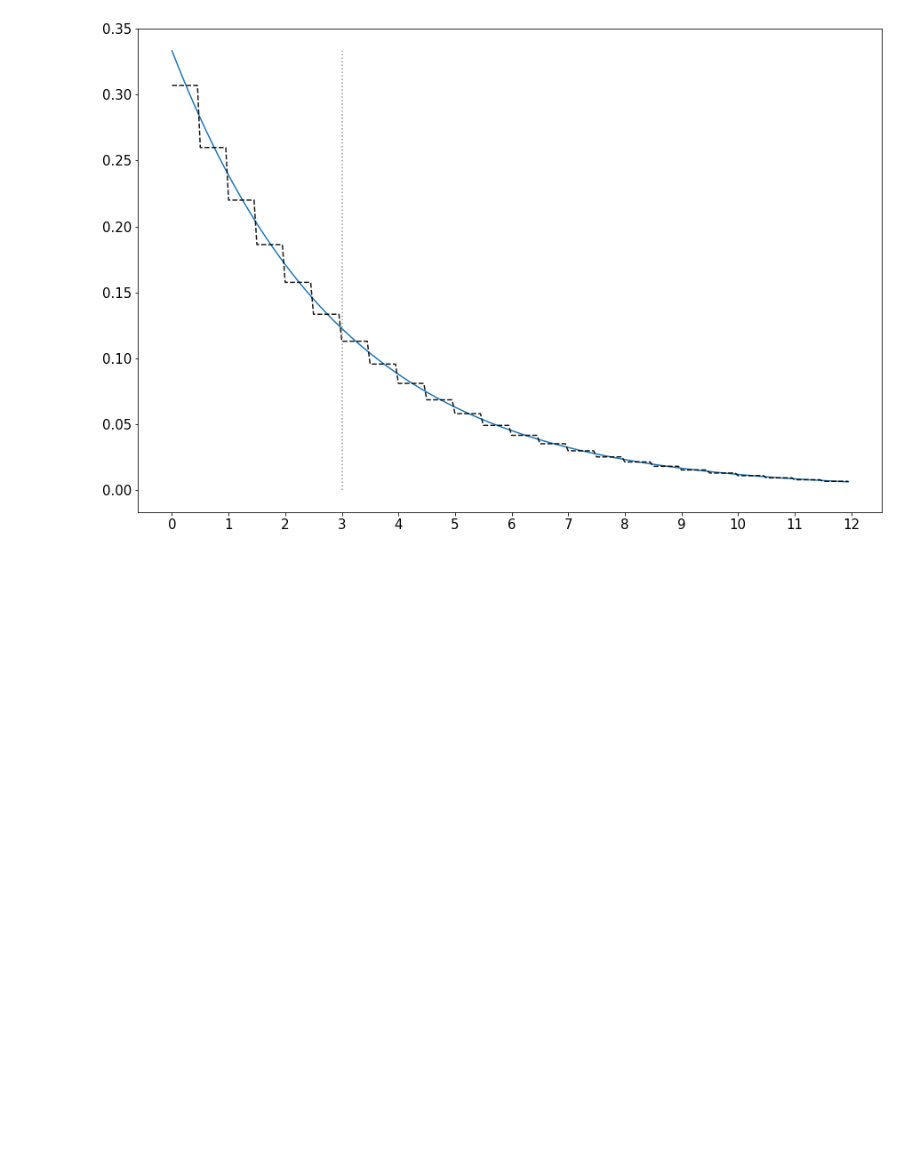
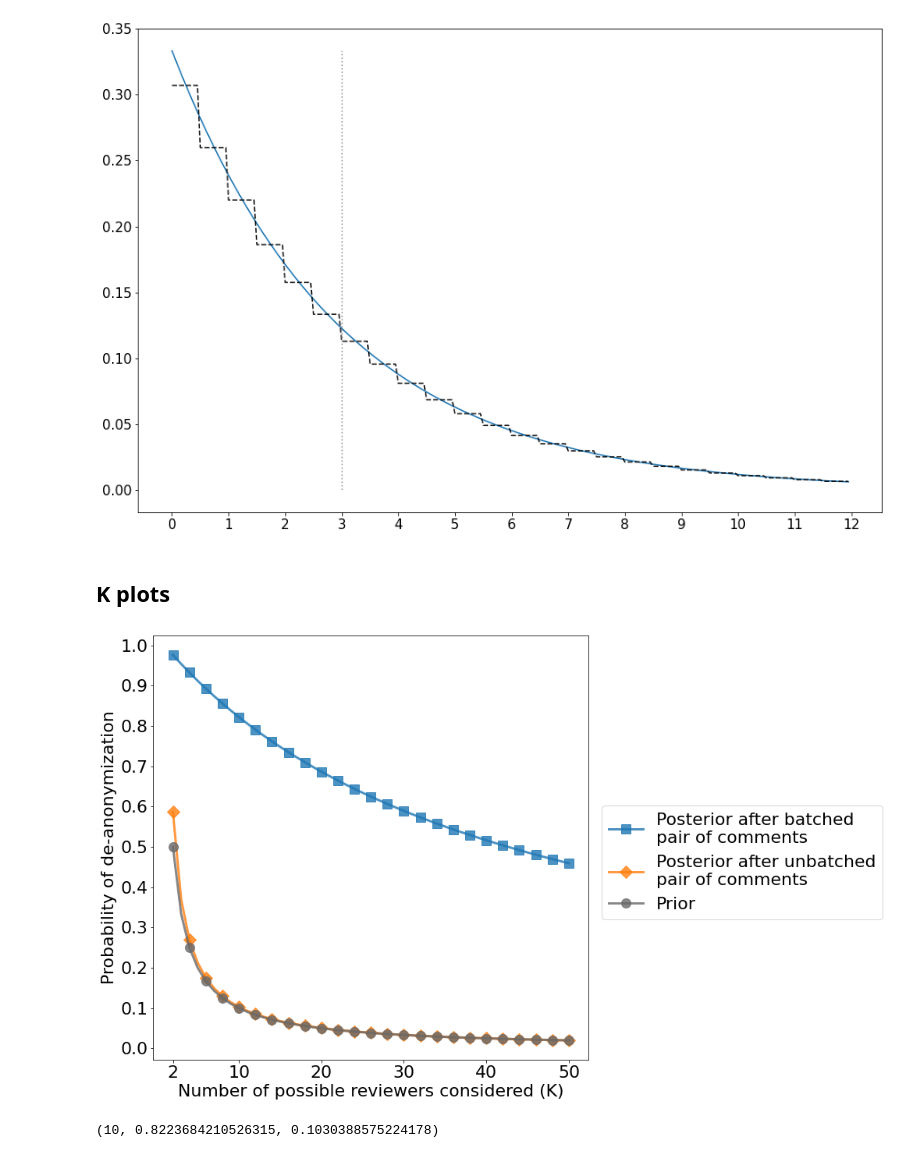
Before and after one commit to akgoldberg/batching-privacy, a Jupyter notebook: priv_plots.ipynb, the cells around one changed output. Drawn from its saved outputs; the diff is of its cells as text; code cells hidden in the pictures; blank space fills up the shorter version.

```diff
--- a/priv_plots.ipynb
+++ b/priv_plots.ipynb
@@ -411,3 +465,41 @@ plt.yticks(fontsize=15)
 plt.show()
 # %% [output]
 [figure]
+# %% [markdown]
+## K plots
+# %%
+p_same = 0.3
+p_diff = 0.0072
+
+Ks = range(2,51)
+pr = [1/K for K in Ks]
+post_batch = [p_same / (p_same + (K-1)*p_diff) for K in Ks]
+post_nobatch = [(1. - (1.-p_same) / ((1.-p_same) + (K-1)*(1.-p_diff))) / (K-1) for K in Ks]
+
+fig, axes = plt.subplots(figsize=(10,10))
+
+plt.plot(Ks, post_batch, marker='s', lw=3, label='Posterior after batched\npair of comments', alpha=0.8,
+         markersize=12, markevery=2)
+plt.plot(Ks, post_nobatch, lw=3, marker='D', label='Posterior after unbatched\npair of comments', markersize=12,
+        alpha=0.8, markevery=2)
+plt.plot(Ks, pr, lw = 3, marker='o', linestyle='solid', color='dimgray', label=r'Prior', alpha=0.8,
+         markersize=12, markevery=2)
+
+
+plt.xticks([2] + list(np.arange(10,51, 10)), fontsize=22)
+plt.yticks(np.arange(0.0, 1.1, 0.1), fontsize=22)
+
+plt.legend(fontsize=22, bbox_to_anchor=(1.01, 0.62))
+
+plt.xlabel('Number of possible reviewers considered (K)', fontsize=22)
+plt.ylabel('Probability of de-anonymization', fontsize=22)
+
+# plt.title('Peer review comments', fontsize=18)
+
+plt.show()
+# %% [output]
+[figure, added]
+# %%
+Ks[8], post_batch[8], post_nobatch[8]
+# %% [output]
+(10, 0.8223684210526315, 0.1030388575224178)
```
Also changed, not shown: parts of 19 cells of this notebook, 6 other files.
